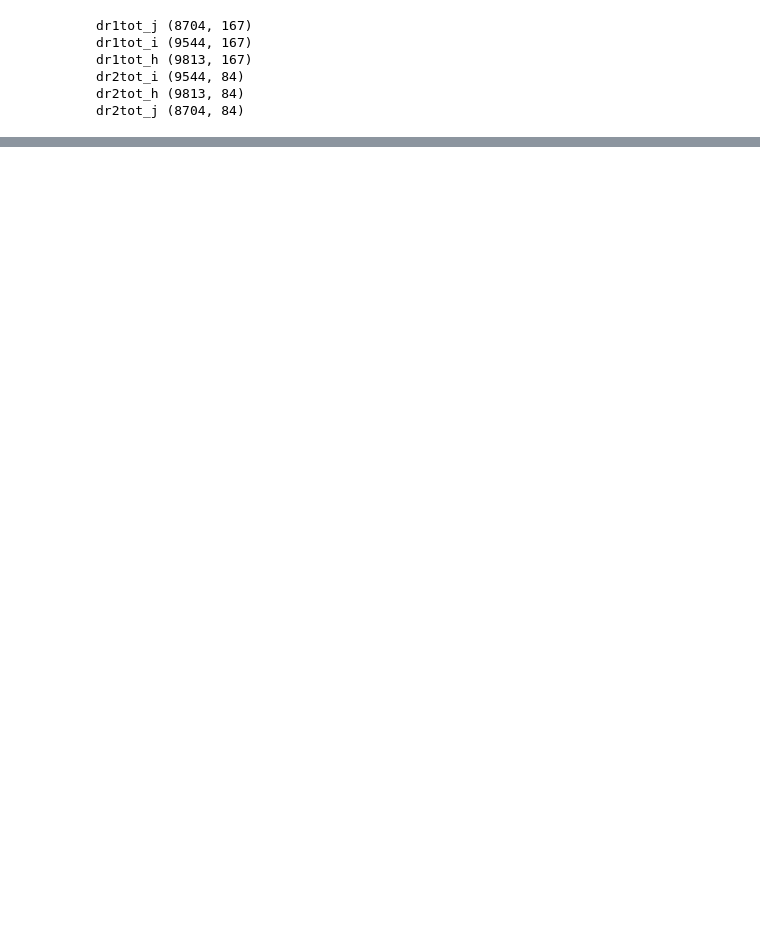
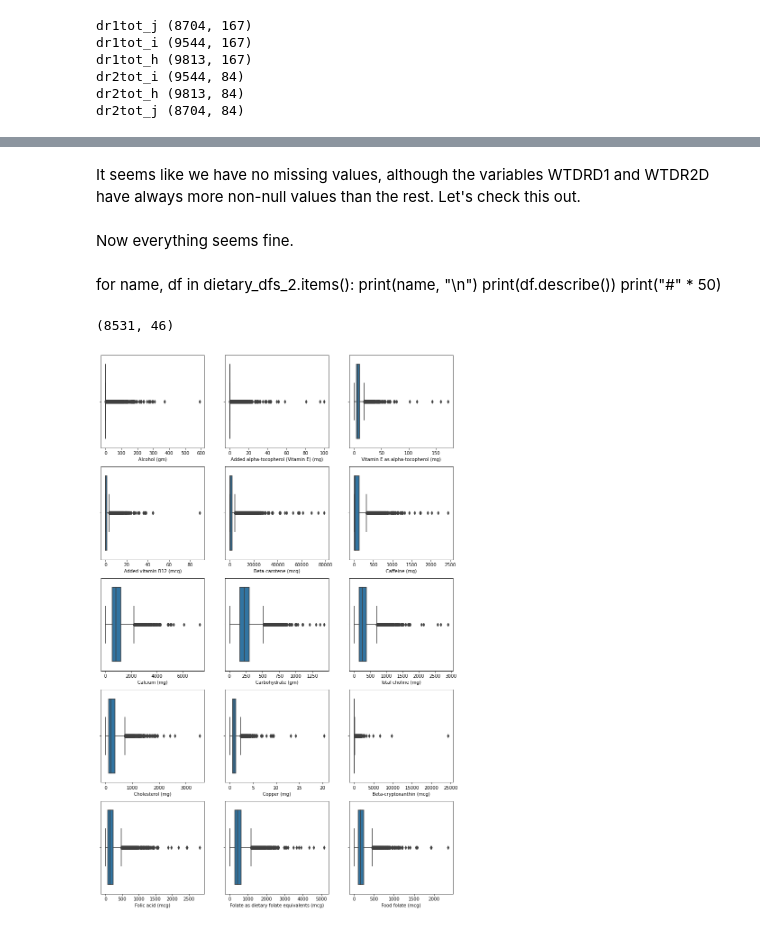
Before and after one commit to Jasc94/thebridge, a Jupyter notebook: 0_Project_ML/notebooks/exp_dietary.ipynb, the cells around one changed output, grey strips where cells are left out. Cells and saved outputs as stored; diff of their text form; code cells hidden in the pictures; blank space fills up the shorter version.

```diff
--- a/0_Project_ML/notebooks/exp_dietary.ipynb
+++ b/0_Project_ML/notebooks/exp_dietary.ipynb
@@ -62,0 +80,18 @@ dr2tot_h
+# %% [markdown]
+It seems like we have no missing values, although the variables WTDRD1 and WTDR2D have always more non-null values than the rest. Let's check this out.
+# %% [markdown]
+Now everything seems fine.
+# %% [markdown]
+for name, df in dietary_dfs_2.items():
+    print(name, "\n")
+    print(df.describe())
+    print("#" * 50)
+# %%
+dietary_dfs_2["dr1tot_h"].shape
+# %% [output]
+(8531, 46)
+# %%
+vi.multi_axes_plotter(dietary_dfs_2["dr1tot_h"].iloc[:, :15], 3, "box", (14, 22), variable_names)
+plt.show()
+# %% [output]
+[figure, added]
```
Also changed, not shown: parts of 9 cells of this notebook, 5 other files.
